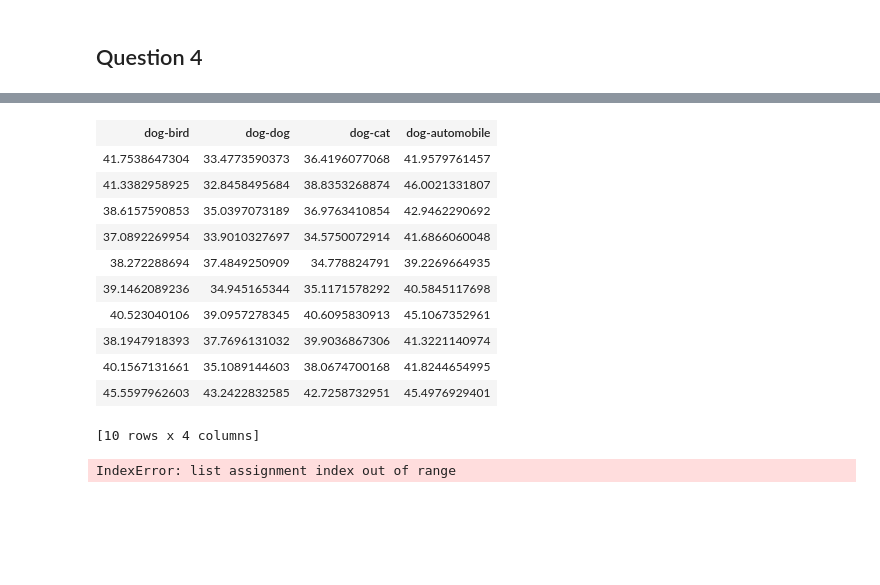
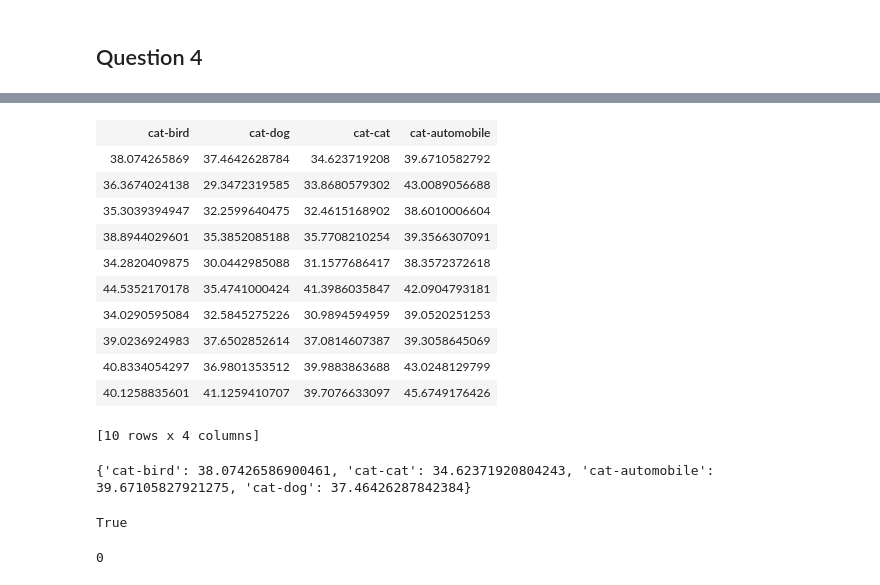
Before and after one commit to SYYoung/UW_MachineLearning, a Jupyter notebook: Course1/Week 6/Assg6.ipynb, the cells around one changed output, grey strips where cells are left out. Saved outputs shown, nothing was run; the diff lists cells and outputs as text; code cells hidden in the pictures; blank space fills up the shorter version.

```diff
--- a/Course1/Week 6/Assg6.ipynb
+++ b/Course1/Week 6/Assg6.ipynb
@@ -116,9 +116,9 @@ test_data_group = {}
 for i in range(len(i_label)):
     test_data_group[i_label[i]] = image_test.filter_by(i_label[i], 'label')
 # %%
-dog_neighbors = {}
-test_group_name = 'dog'
+cat_neighbors = {}
+test_group_name = 'cat'
 for i in range(len(i_label)):
-    dog_neighbors[i_label[i]] = data_model[i_label[i]].query(test_data_group[test_group_name], k=1)
+    cat_neighbors[i_label[i]] = data_model[i_label[i]].query(test_data_group[test_group_name], k=1)
     print i_label[i]
-    print dog_neighbors[i_label[i]].head()
+    print cat_neighbors[i_label[i]].head()
@@ -125,30 +154,38 @@ for i in range(len(i_label)):
 # %%
 ## build the SFrame
 # %%
-dog_distance = graphlab.SFrame()
+cat_distance = graphlab.SFrame()
 for i in range(len(i_label)):
     col_name = test_group_name + '-' + i_label[i]
-    dog_distance[col_name] = dog_neighbors[i_label[i]]['distance']
-dog_distance.head()
+    cat_distance[col_name] = cat_neighbors[i_label[i]]['distance']
+cat_distance.head()
 # %% [output]
-| dog-bird | dog-dog | dog-cat | dog-automobile |
-| 41.7538647304 | 33.4773590373 | 36.4196077068 | 41.9579761457 |
-| 41.3382958925 | 32.8458495684 | 38.8353268874 | 46.0021331807 |
-| 38.6157590853 | 35.0397073189 | 36.9763410854 | 42.9462290692 |
-| 37.0892269954 | 33.9010327697 | 34.5750072914 | 41.6866060048 |
-| 38.272288694 | 37.4849250909 | 34.778824791 | 39.2269664935 |
-| 39.1462089236 | 34.945165344 | 35.1171578292 | 40.5845117698 |
-| 40.523040106 | 39.0957278345 | 40.6095830913 | 45.1067352961 |
-| 38.1947918393 | 37.7696131032 | 39.9036867306 | 41.3221140974 |
-| 40.1567131661 | 35.1089144603 | 38.0674700168 | 41.8244654995 |
-| 45.5597962603 | 43.2422832585 | 42.7258732951 | 45.4976929401 |
+| cat-bird | cat-dog | cat-cat | cat-automobile |
+| 38.074265869 | 37.4642628784 | 34.623719208 | 39.6710582792 |
+| 36.3674024138 | 29.3472319585 | 33.8680579302 | 43.0089056688 |
+| 35.3039394947 | 32.2599640475 | 32.4615168902 | 38.6010006604 |
+| 38.8944029601 | 35.3852085188 | 35.7708210254 | 39.3566307091 |
+| 34.2820409875 | 30.0442985088 | 31.1577686417 | 38.3572372618 |
+| 44.5352170178 | 35.4741000424 | 41.3986035847 | 42.0904793181 |
+| 34.0290595084 | 32.5845275226 | 30.9894594959 | 39.0520251253 |
+| 39.0236924983 | 37.6502852614 | 37.0814607387 | 39.3058645069 |
+| 40.8334054297 | 36.9801353512 | 39.9883863688 | 43.0248129799 |
+| 40.1258835601 | 41.1259410707 | 39.7076633097 | 45.6749176426 |
 [10 rows x 4 columns]
 # %%
 ## now compute how many of them dog-dog is min distance
-# %%
-ans = []
-for i in range(len(dog_distance)):
-    ans[i] = min(dog_distance[i])
-ans.head()
-# %% [output]
-IndexError: list assignment index out of range
+# %%
+print cat_distance[0]
+min(cat_distance[0], key=cat_distance[0].get) == 'cat-cat'
+# %% [output]
+{'cat-bird': 38.07426586900461, 'cat-cat': 34.62371920804243, 'cat-automobile': 39.67105827921275, 'cat-dog': 37.46426287842384}
+True
+# %%
+def is_cat_correct(row):
+    if min(row, key=row.get) == "cat-cat":
+        return 1
+    else:
+        return 0
+cat_distance.apply(is_dog_correct).sum()
+# %% [output]
+0
```
Also changed, not shown: parts of 3 cells of this notebook.
